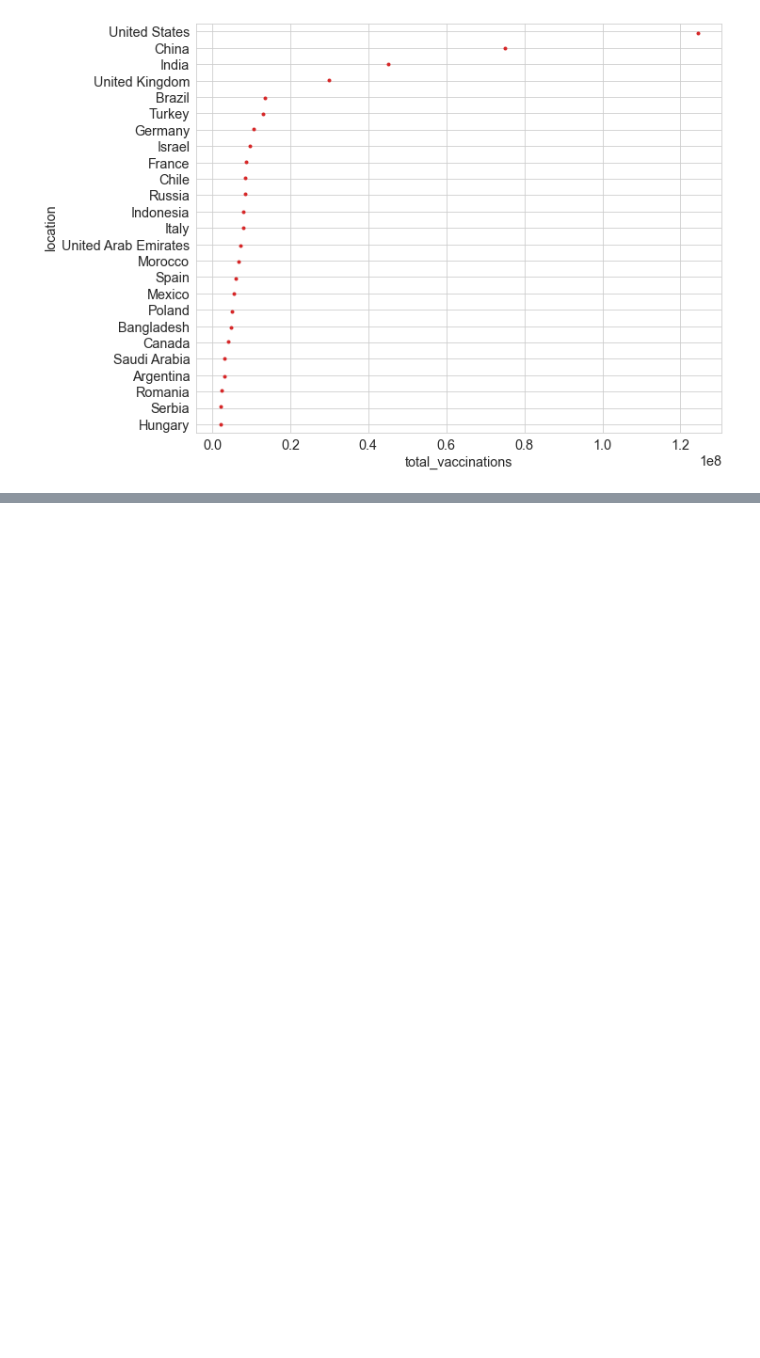
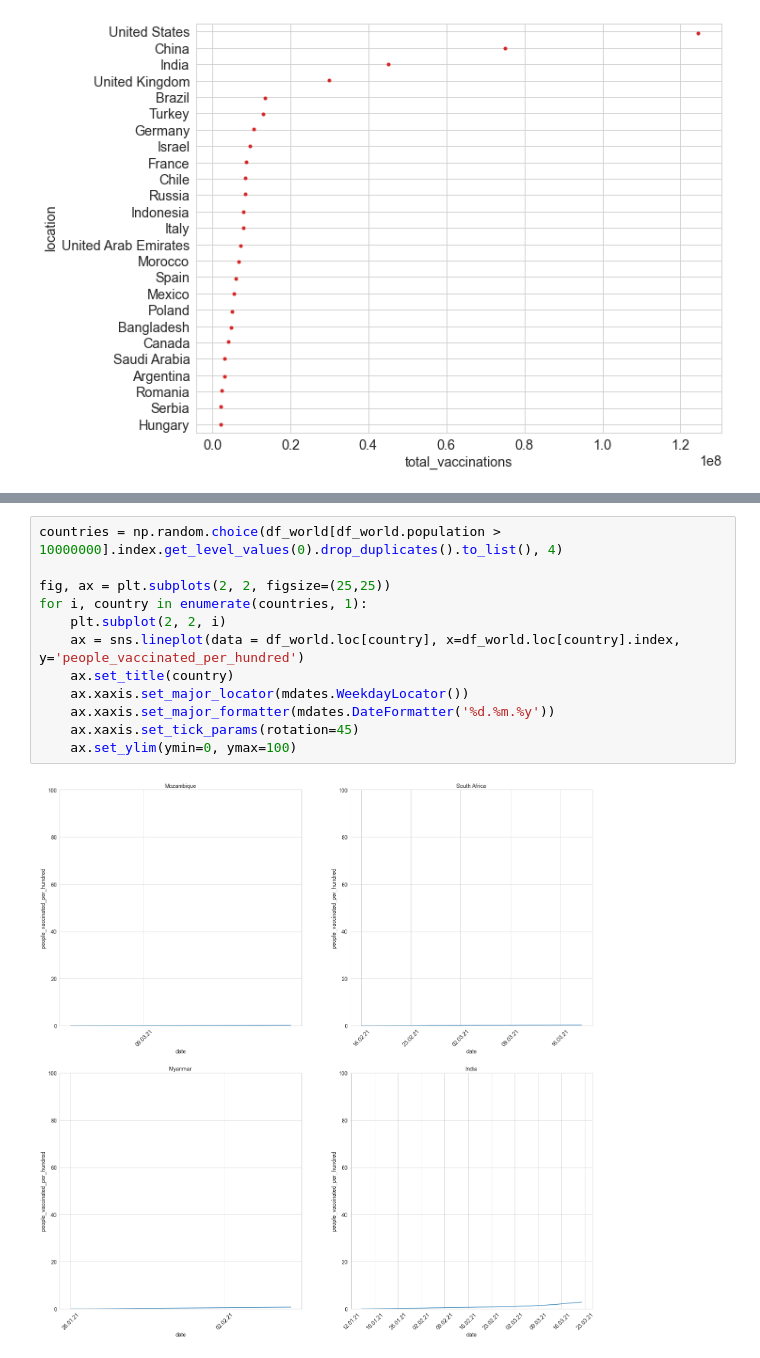
Before and after one commit to normannexo/COVID-19, a Jupyter notebook: owid_vaccinations.ipynb, the cells around one changed output, grey strips where cells are left out. Drawn from its saved outputs; the diff is of its cells as text; blank space fills up the shorter version.

Commit message:
added country subplots to vaccinations

```diff
--- a/owid_vaccinations.ipynb
+++ b/owid_vaccinations.ipynb
@@ -55,0 +73,14 @@ ax.yaxis.grid()
+# %%
+countries = np.random.choice(df_world[df_world.population > 10000000].index.get_level_values(0).drop_duplicates().to_list(), 4)
+
+fig, ax = plt.subplots(2, 2, figsize=(25,25))
+for i, country in enumerate(countries, 1):
+    plt.subplot(2, 2, i)
+    ax = sns.lineplot(data = df_world.loc[country], x=df_world.loc[country].index, y='people_vaccinated_per_hundred')
+    ax.set_title(country)
+    ax.xaxis.set_major_locator(mdates.WeekdayLocator())
+    ax.xaxis.set_major_formatter(mdates.DateFormatter('%d.%m.%y'))
+    ax.xaxis.set_tick_params(rotation=45)
+    ax.set_ylim(ymin=0, ymax=100)
+# %% [output]
+[figure, added]
```
Also changed, not shown: parts of 3 cells of this notebook.
